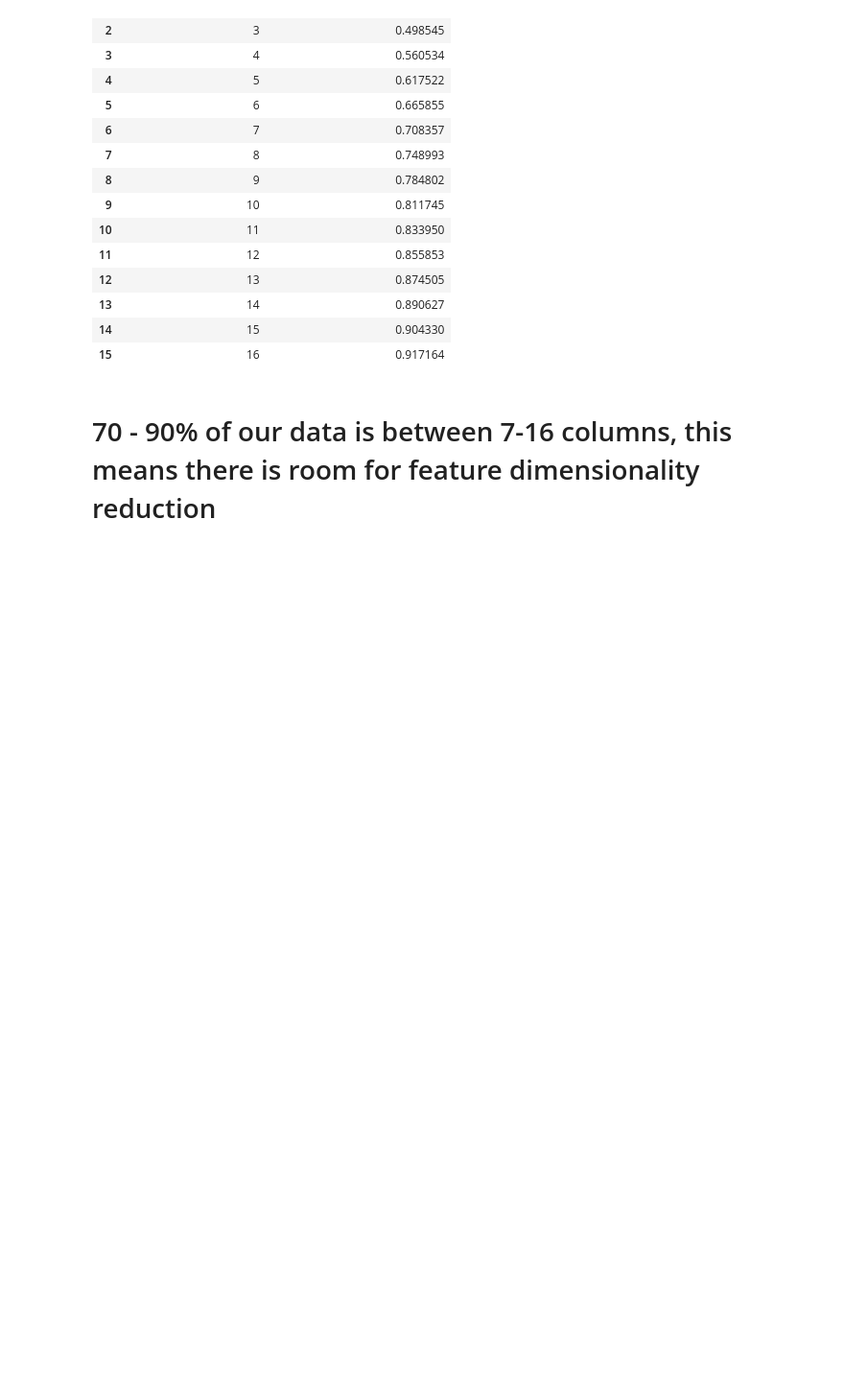
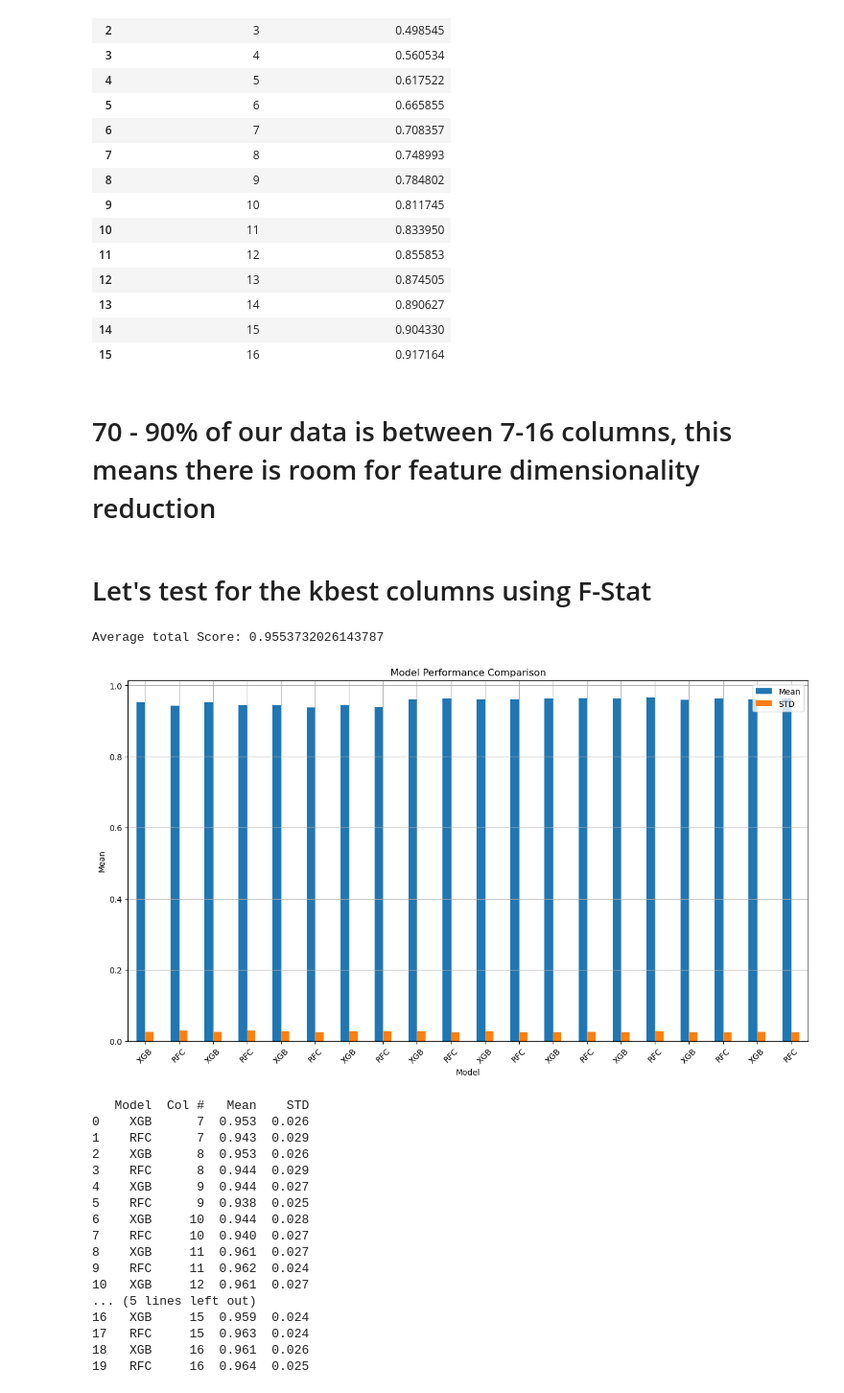
Before and after one commit to MaukanMir/Thyroid-Cancer-Classification, a Jupyter notebook: training.ipynb, the cells around one changed output. Shown at 96% size. Saved outputs shown, nothing was run; the diff lists cells and outputs as text; code cells hidden in the pictures; blank space fills up the shorter version.

Commit message:
added new models

```diff
--- a/training.ipynb
+++ b/training.ipynb
@@ -248,6 +249,7 @@ def grid_search(models, model_names, params, X, y, metric):
     grid_search = GridSearchCV(model, params[model_name], cv=5, scoring=metric, n_jobs=-1)
     grid_search.fit(X_train, y_train)
     best_model = grid_search.best_estimator_
+    print(f"The best params are: {grid_search.best_params_}")
 
     y_pred_val = best_model.predict(X_val)
     y_val_acc = accuracy_score(y_val, y_pred_val)
@@ -289,6 +291,31 @@ def pca_analysis(preprocessor, X):
 
   results_df = pd.DataFrame(results)
   return results_df
+
+def test_kbest_columns(models, model_names, X, y, variance_window):
+
+  total_score, runs = 0,0
+  model_performance = []
+
+  for k in variance_window:
+    fs = SelectKBest(score_func=f_classif, k=k)
+    X_fs = fs.fit_transform(X, y)
+    for i in range(len(models)):
+      model, model_name = models[i], model_names[i]
+      scores = evaluate_model(X_fs, y, model)
+      mean_score = np.mean(scores)
+      total_score += mean_score
+      runs+=1
+      model_performance.append({
+        "Model": model_name,
+        "Col #":k,
+        "Mean": round(mean_score, 3),
+        "STD": round(np.std(scores),3)
+      })
+  performance_df = pd.DataFrame(model_performance).sort_values(by="Mean", ascending=False)
+  print(f"Average total Score: {total_score/runs}")
+  plot_model_performance(performance_df, ["Mean", "STD"], "Mean")
+  print(performance_df)
 # %% [markdown]
 # EDA Analysis
 # %%
@@ -760,3 +789,33 @@ pca_analysis(preprocessor, X)
 | 15 | 16 | 0.917164 |
 # %% [markdown]
 # 70 - 90% of our data is between 7-16 columns, this means there is room for feature dimensionality reduction
+# %% [markdown]
+# Let's test for the kbest columns using F-Stat
+# %%
+models = [
+  XGBClassifier(learning_rate=0.1, max_depth=3, n_estimators= 200),
+  RandomForestClassifier(max_depth=30, min_samples_leaf= 1, min_samples_split=2, n_estimators=200)
+]
+model_names = ["XGB", "RFC"]
+variance_window = range(7, 16+1)
+test_kbest_columns(models, model_names, X_resampled, Y_resampled, variance_window )
+# %% [output]
+Average total Score: 0.9553732026143787
+[figure, added]
+   Model  Col #   Mean    STD
+0    XGB      7  0.953  0.026
+1    RFC      7  0.943  0.029
+2    XGB      8  0.953  0.026
+3    RFC      8  0.944  0.029
+4    XGB      9  0.944  0.027
+5    RFC      9  0.938  0.025
+6    XGB     10  0.944  0.028
+7    RFC     10  0.940  0.027
+8    XGB     11  0.961  0.027
+9    RFC     11  0.962  0.024
+10   XGB     12  0.961  0.027
+... (5 lines left out)
+16   XGB     15  0.959  0.024
+17   RFC     15  0.963  0.024
+18   XGB     16  0.961  0.026
+19   RFC     16  0.964  0.025
```
Also changed, not shown: parts of 3 cells of this notebook.
